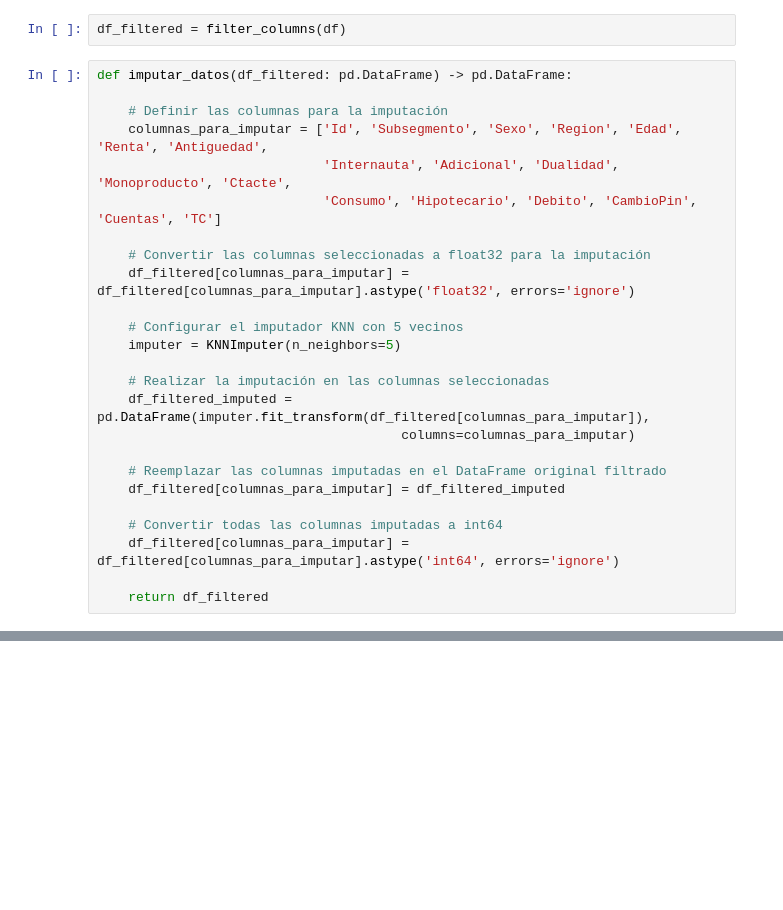
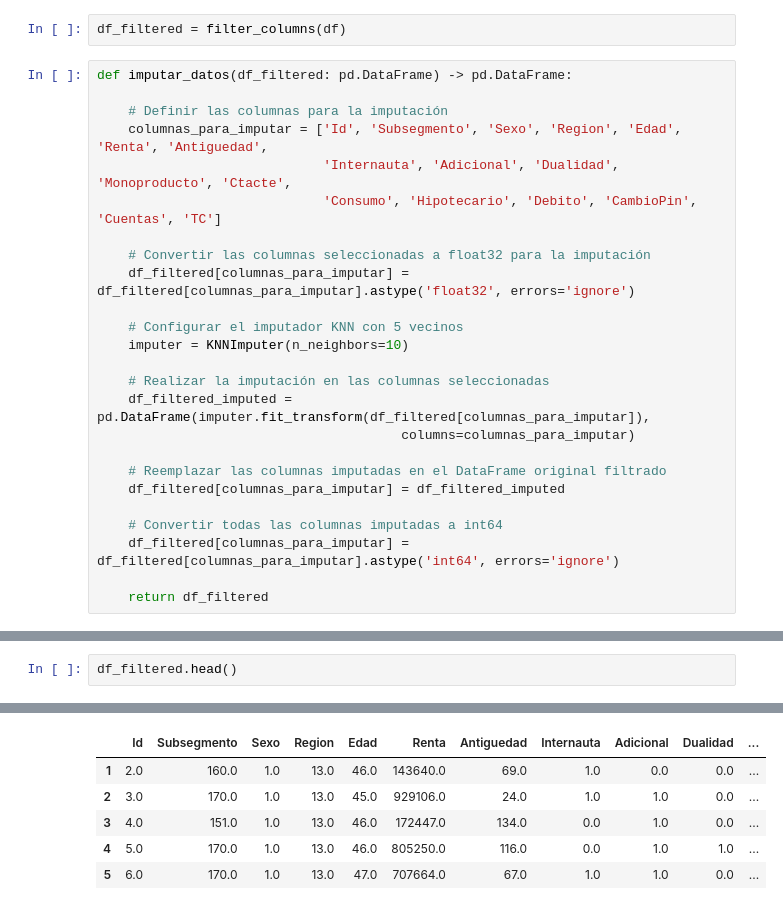
Before and after one commit to Derwuel/base_monopolio, a Jupyter notebook: mono-01/notebooks/exploracion_mono.ipynb, the cells around one changed output, grey strips where cells are left out. Saved outputs shown, nothing was run; the diff lists cells and outputs as text; blank space fills up the shorter version.

```diff
--- a/mono-01/notebooks/exploracion_mono.ipynb
+++ b/mono-01/notebooks/exploracion_mono.ipynb
@@ -148,7 +152,7 @@ def imputar_datos(df_filtered: pd.DataFrame) -> pd.DataFrame:
     df_filtered[columnas_para_imputar] = df_filtered[columnas_para_imputar].astype('float32', errors='ignore')
 
     # Configurar el imputador KNN con 5 vecinos
-    imputer = KNNImputer(n_neighbors=5)
+    imputer = KNNImputer(n_neighbors=10)
 
     # Realizar la imputación en las columnas seleccionadas
     df_filtered_imputed = pd.DataFrame(imputer.fit_transform(df_filtered[columnas_para_imputar]),
@@ -193,3 +197,6 @@ df_filtered = imputar_datos(df_filtered)
                              returning-a-view-versus-a-copy
                                df_filtered[columnas_para_imputar] =
                              df_filtered[columnas_para_imputar].astype('int64', errors='ignore')
+# %%
+df_filtered.head()
+# %% [output]
@@ -195,0 +204,6 @@ df_filtered = imputar_datos(df_filtered)
+|  | Id | Subsegmento | Sexo | Region | Edad | Renta | Antiguedad | Internauta | Adicional | Dualidad | ... |
+| 1 | 2.0 | 160.0 | 1.0 | 13.0 | 46.0 | 143640.0 | 69.0 | 1.0 | 0.0 | 0.0 | ... |
+| 2 | 3.0 | 170.0 | 1.0 | 13.0 | 45.0 | 929106.0 | 24.0 | 1.0 | 1.0 | 0.0 | ... |
+| 3 | 4.0 | 151.0 | 1.0 | 13.0 | 46.0 | 172447.0 | 134.0 | 0.0 | 1.0 | 0.0 | ... |
+| 4 | 5.0 | 170.0 | 1.0 | 13.0 | 46.0 | 805250.0 | 116.0 | 0.0 | 1.0 | 1.0 | ... |
+| 5 | 6.0 | 170.0 | 1.0 | 13.0 | 47.0 | 707664.0 | 67.0 | 1.0 | 1.0 | 0.0 | ... |
```
Also changed, not shown: parts of 7 cells of this notebook, 3 other files.
